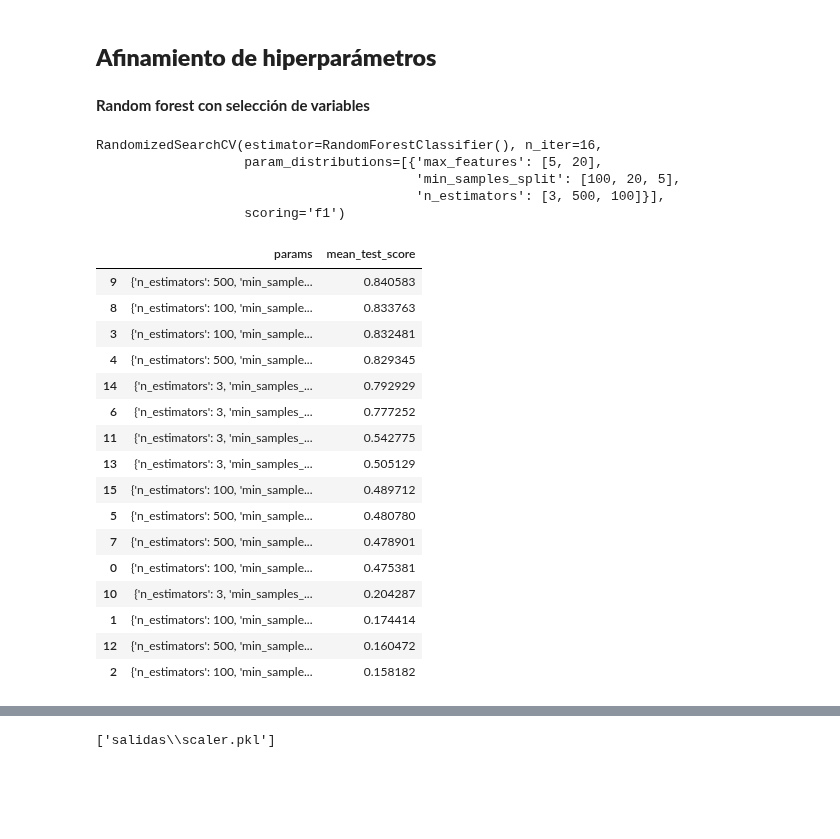
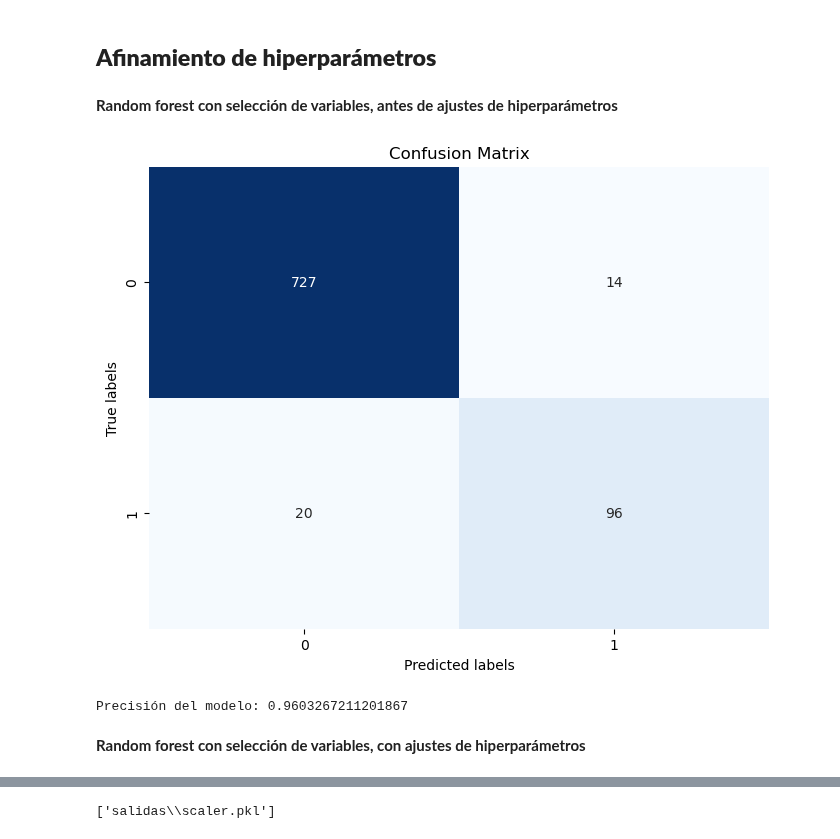
Before and after one commit to andressj1/A-RH, a Jupyter notebook: e_modelos.ipynb, the cells around one changed output, grey strips where cells are left out. Cells and saved outputs as stored; diff of their text form; code cells hidden in the pictures; blank space fills up the shorter version.

```diff
--- a/e_modelos.ipynb
+++ b/e_modelos.ipynb
@@ -198,41 +200,46 @@ dtype: float64
 # %% [markdown]
 ## **Afinamiento de hiperparámetros**
+# %% [markdown]
+**Random forest con selección de variables, antes de ajustes de hiperparámetros**
+# %%
+# Dividir los datos en conjuntos de entrenamiento y prueba
+X_train, X_test, y_train, y_test = train_test_split(X2, y, test_size=0.2, random_state=42, stratify = y)
+
+# Entrenar el modelo de Random Forest
+m_rf.fit(X_train, y_train)
+
+# Hacer predicciones en el conjunto de datos de prueba
+y_pred = m_rf.predict(X_test)
+# %%
+# Crear y ajustar el modelo Random Forest
+rf_sfs = RandomForestClassifier()
+rf_sfs.fit(X_train, y_train)
+
+# Hacer predicciones en el conjunto de prueba
+y_pred1 = rf_sfs.predict(X_test)
+# %%
+conf_matrix = confusion_matrix(y_test, y_pred1)
+
+# Crear un mapa de calor con seaborn
+plt.figure(figsize=(8, 6))
+sns.heatmap(conf_matrix, annot=True, fmt='d', cmap='Blues', cbar=False)
+plt.xlabel('Predicted labels')
+plt.ylabel('True labels')
+plt.title('Confusion Matrix')
+plt.show()
+# Descargar imagen
+plt.savefig('Matrizs\\confusion_matrix_antes_del_ajuste_de_hip.png')
+# %% [output]
+[figure, added]
+# %%
+# Calcular la precisión del modelo
+accuracy = accuracy_score(y_test, y_pred1)
+print(f'Precisión del modelo: {accuracy}')
+# %% [output]
+Precisión del modelo: 0.9603267211201867
 # %% [markdown]
-**Random forest con selección de variables**
+**Random forest con selección de variables, con ajustes de hiperparámetros**
 # %%
 #############Hiperparameter tunning
 param_grid = [{'n_estimators': [3, 500, 100], 'max_features': [5,20],
                'min_samples_split': [100, 20, 5]}]
-# %%
-tun_rf=RandomizedSearchCV(m_rf,param_distributions=param_grid,n_iter=16,scoring="f1")
-tun_rf.fit(X2,y)
-# %% [output]
-RandomizedSearchCV(estimator=RandomForestClassifier(), n_iter=16,
-                   param_distributions=[{'max_features': [5, 20],
-                                         'min_samples_split': [100, 20, 5],
-                                         'n_estimators': [3, 500, 100]}],
-                   scoring='f1')
-# %%
-pd.set_option('display.max_colwidth', 100)
-resultados=tun_rf.cv_results_
-tun_rf.best_params_
-pd_resultados=pd.DataFrame(resultados)
-pd_resultados[["params","mean_test_score"]].sort_values(by="mean_test_score", ascending=False)
-# %% [output]
-|  | params | mean_test_score |
-| 9 | {'n_estimators': 500, 'min_sample... | 0.840583 |
-| 8 | {'n_estimators': 100, 'min_sample... | 0.833763 |
-| 3 | {'n_estimators': 100, 'min_sample... | 0.832481 |
-| 4 | {'n_estimators': 500, 'min_sample... | 0.829345 |
-| 14 | {'n_estimators': 3, 'min_samples_... | 0.792929 |
-| 6 | {'n_estimators': 3, 'min_samples_... | 0.777252 |
-| 11 | {'n_estimators': 3, 'min_samples_... | 0.542775 |
-| 13 | {'n_estimators': 3, 'min_samples_... | 0.505129 |
-| 15 | {'n_estimators': 100, 'min_sample... | 0.489712 |
-| 5 | {'n_estimators': 500, 'min_sample... | 0.480780 |
-| 7 | {'n_estimators': 500, 'min_sample... | 0.478901 |
-| 0 | {'n_estimators': 100, 'min_sample... | 0.475381 |
-| 10 | {'n_estimators': 3, 'min_samples_... | 0.204287 |
-| 1 | {'n_estimators': 100, 'min_sample... | 0.174414 |
-| 12 | {'n_estimators': 500, 'min_sample... | 0.160472 |
-| 2 | {'n_estimators': 100, 'min_sample... | 0.158182 |
```
Also changed, not shown: parts of 16 cells of this notebook, 3 other files.
